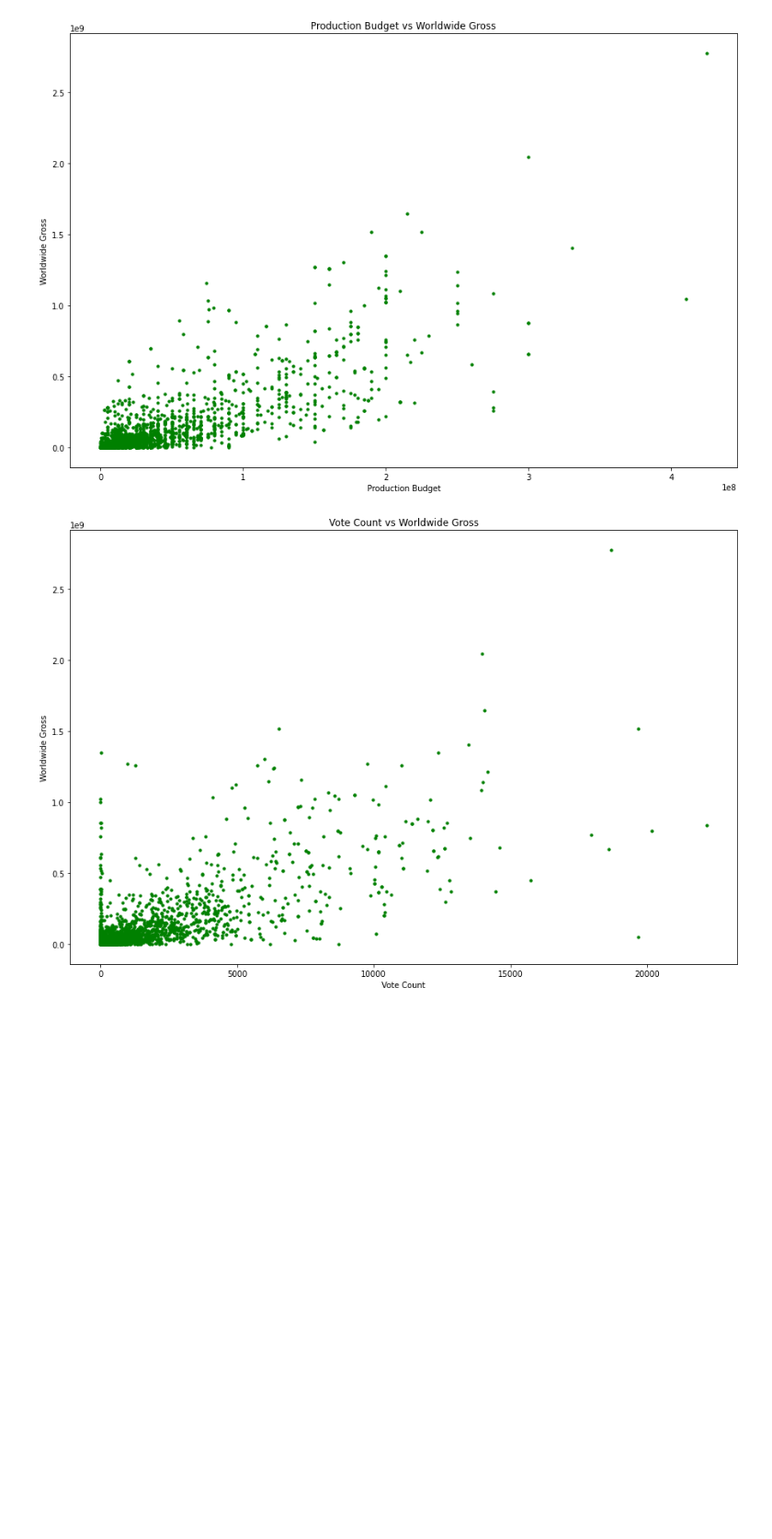
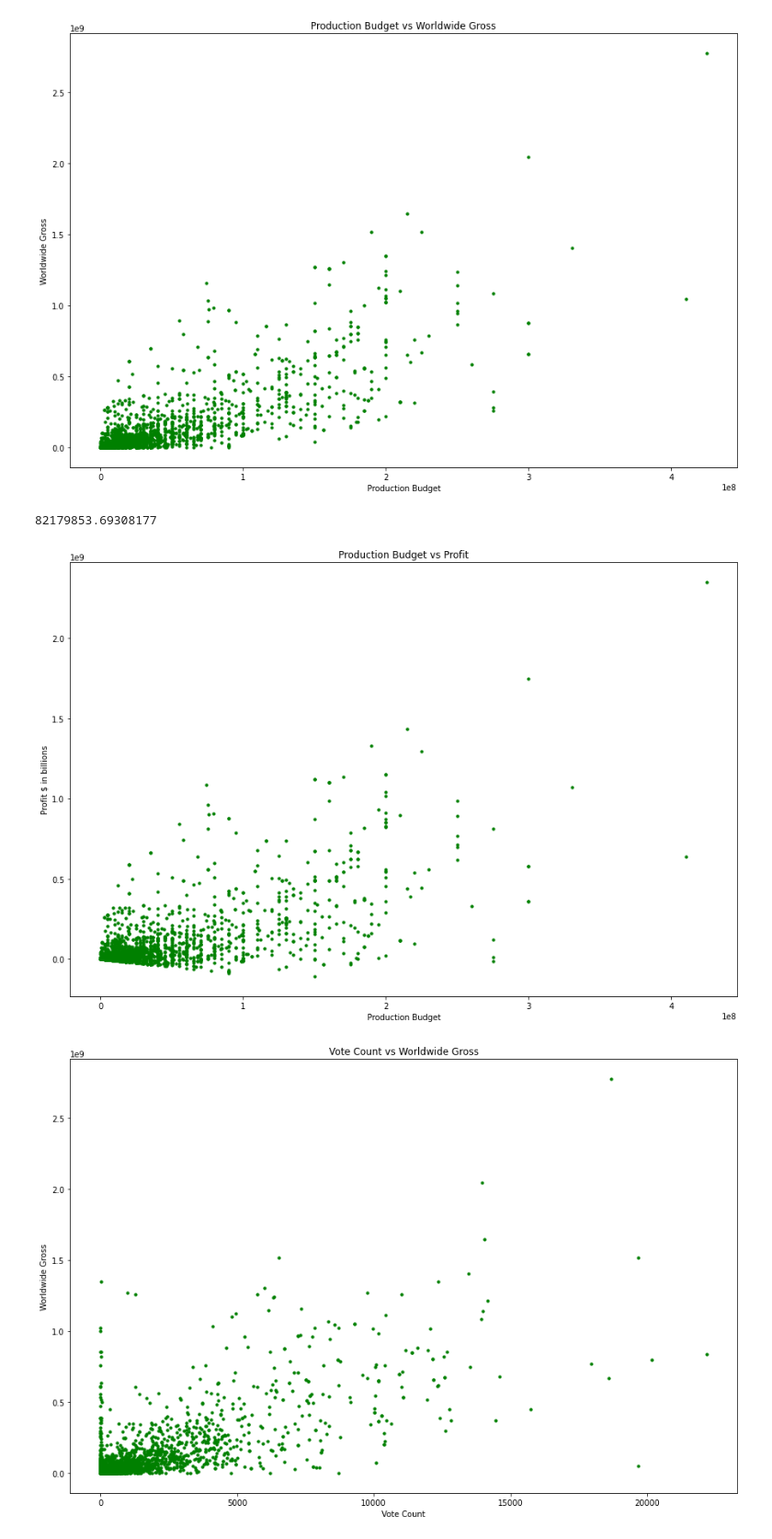
Before and after one commit to Sstrouderr/Capstone-repo, a Jupyter notebook: Notebooks/Carolyn/Book2.ipynb, the cells around one changed output. Shown: that part at 92% size. Saved outputs shown, nothing was run; the diff lists cells and outputs as text; code cells hidden in the pictures; blank space fills up the shorter version.

```diff
--- a/Notebooks/Carolyn/Book2.ipynb
+++ b/Notebooks/Carolyn/Book2.ipynb
@@ -338,6 +613,19 @@ plt.title('Production Budget vs Worldwide Gross')
 plt.show()
 # %% [output]
 [figure]
+# %%
+mean_profit = new_merged["profit"].mean()
+mean_profit
+# %% [output]
+82179853.69308177
+# %%
+new_merged.plot(kind='scatter', x='production_budget', y='profit', figsize=(15, 10), s=10, c='green')
+plt.xlabel('Production Budget')
+plt.ylabel('Profit $ in billions')
+plt.title('Production Budget vs Profit')
+plt.show()
+# %% [output]
+[figure, added]
 # %%
 new_merged.plot(kind='scatter', x='vote_count', y='worldwide_gross', figsize=(15, 10), s=10, c='green')
 plt.xlabel('Vote Count')
```
Also changed, not shown: parts of 24 cells of this notebook.
